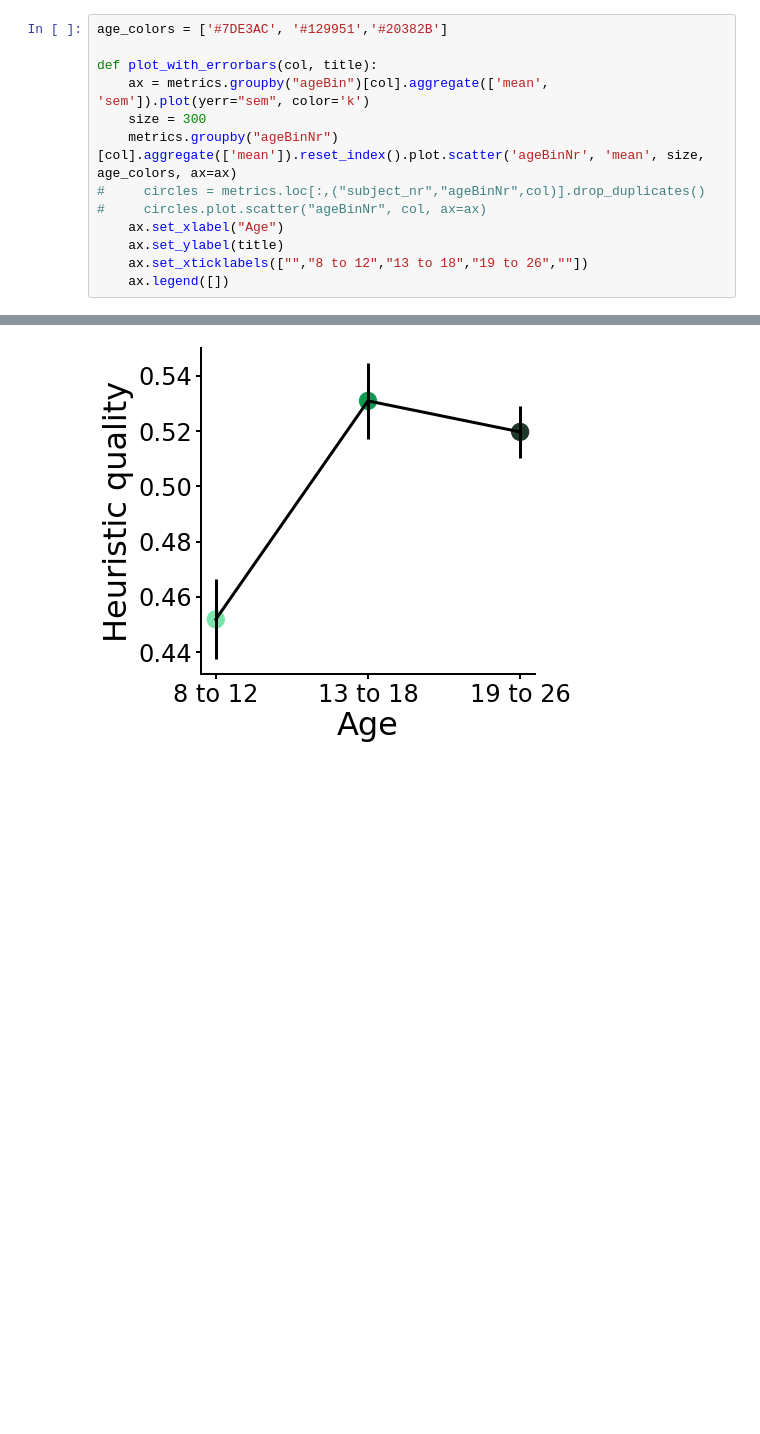
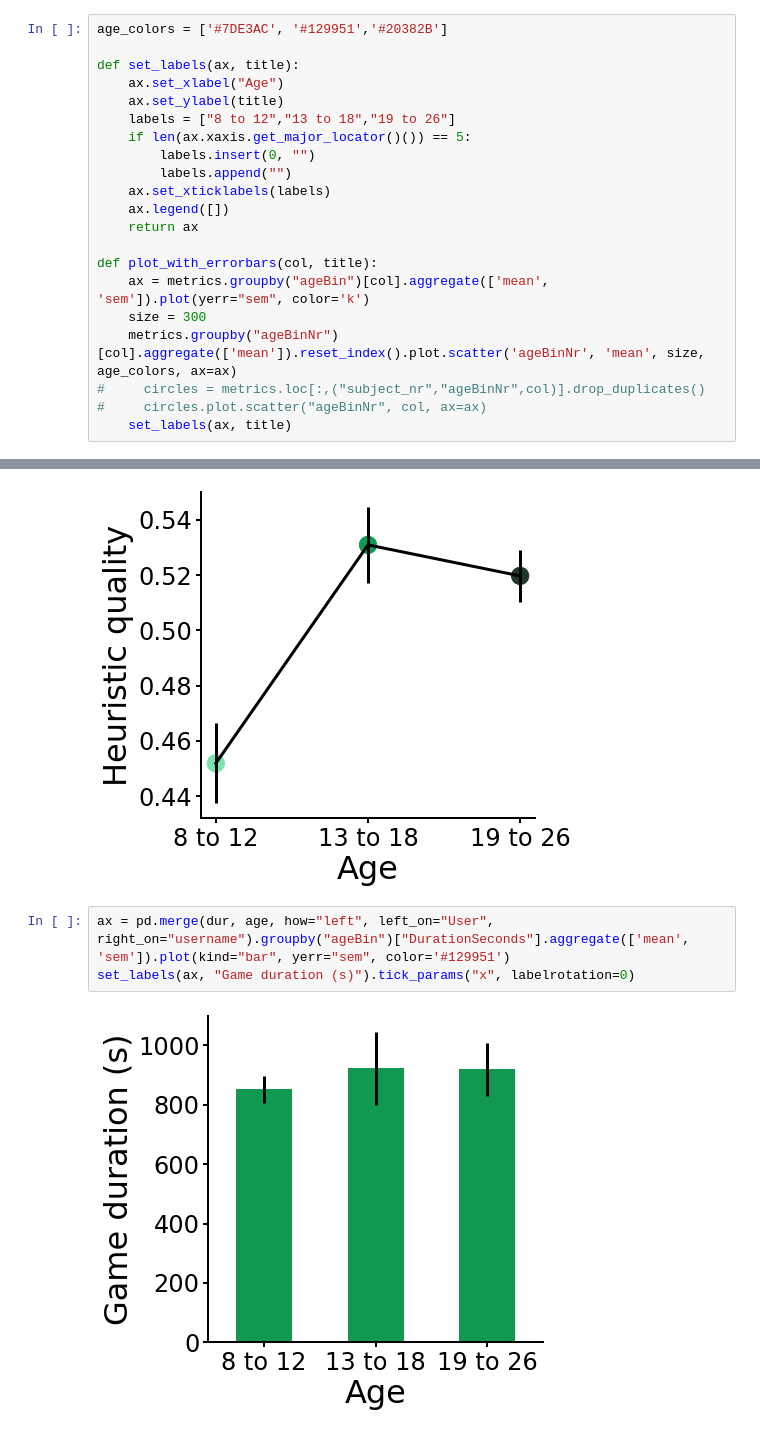
Before and after one commit to sinabolouki/fourinarow_analyses, a Jupyter notebook: Analysis notebooks/new/Age Plots.ipynb, the cells around one changed output, grey strips where cells are left out. Drawn from its saved outputs; the diff is of its cells as text; blank space fills up the shorter version.

```diff
--- a/Analysis notebooks/new/Age Plots.ipynb
+++ b/Analysis notebooks/new/Age Plots.ipynb
@@ -123,5 +126,16 @@ metrics
 # %%
 age_colors = ['#7DE3AC', '#129951','#20382B']
+
+def set_labels(ax, title):
+    ax.set_xlabel("Age")
+    ax.set_ylabel(title)
+    labels = ["8 to 12","13 to 18","19 to 26"]
+    if len(ax.xaxis.get_major_locator()()) == 5:
+        labels.insert(0, "")
+        labels.append("")
+    ax.set_xticklabels(labels)
+    ax.legend([])
+    return ax
 
 def plot_with_errorbars(col, title):
     ax = metrics.groupby("ageBin")[col].aggregate(['mean', 'sem']).plot(yerr="sem", color='k')
@@ -129,10 +143,7 @@ def plot_with_errorbars(col, title):
     metrics.groupby("ageBinNr")[col].aggregate(['mean']).reset_index().plot.scatter('ageBinNr', 'mean', size, age_colors, ax=ax)
 #     circles = metrics.loc[:,("subject_nr","ageBinNr",col)].drop_duplicates()
 #     circles.plot.scatter("ageBinNr", col, ax=ax)
-    ax.set_xlabel("Age")
-    ax.set_ylabel(title)
-    ax.set_xticklabels(["","8 to 12","13 to 18","19 to 26",""])
-    ax.legend([])
+    set_labels(ax, title)
 # %%
 plot_with_errorbars("elo", "Elo rating")
 # %% [output]
@@ -149,3 +160,8 @@ plot_with_errorbars("feature drop rate", "Feature drop rate")
 plot_with_errorbars("heuristic quality", "Heuristic quality")
 # %% [output]
 [figure]
+# %%
+ax = pd.merge(dur, age, how="left", left_on="User", right_on="username").groupby("ageBin")["DurationSeconds"].aggregate(['mean', 'sem']).plot(kind="bar", yerr="sem", color='#129951')
+set_labels(ax, "Game duration (s)").tick_params("x", labelrotation=0)
+# %% [output]
+[figure, added]
```
Also changed, not shown: parts of 1 cell of this notebook.
